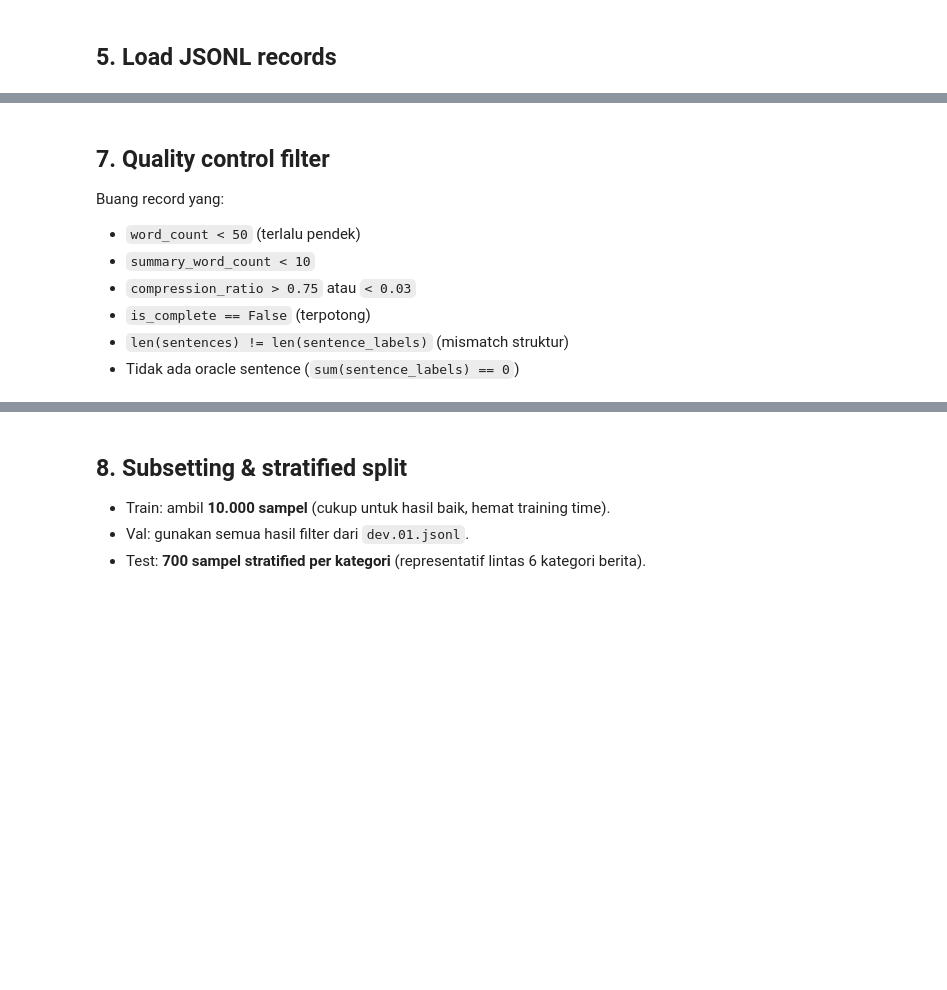
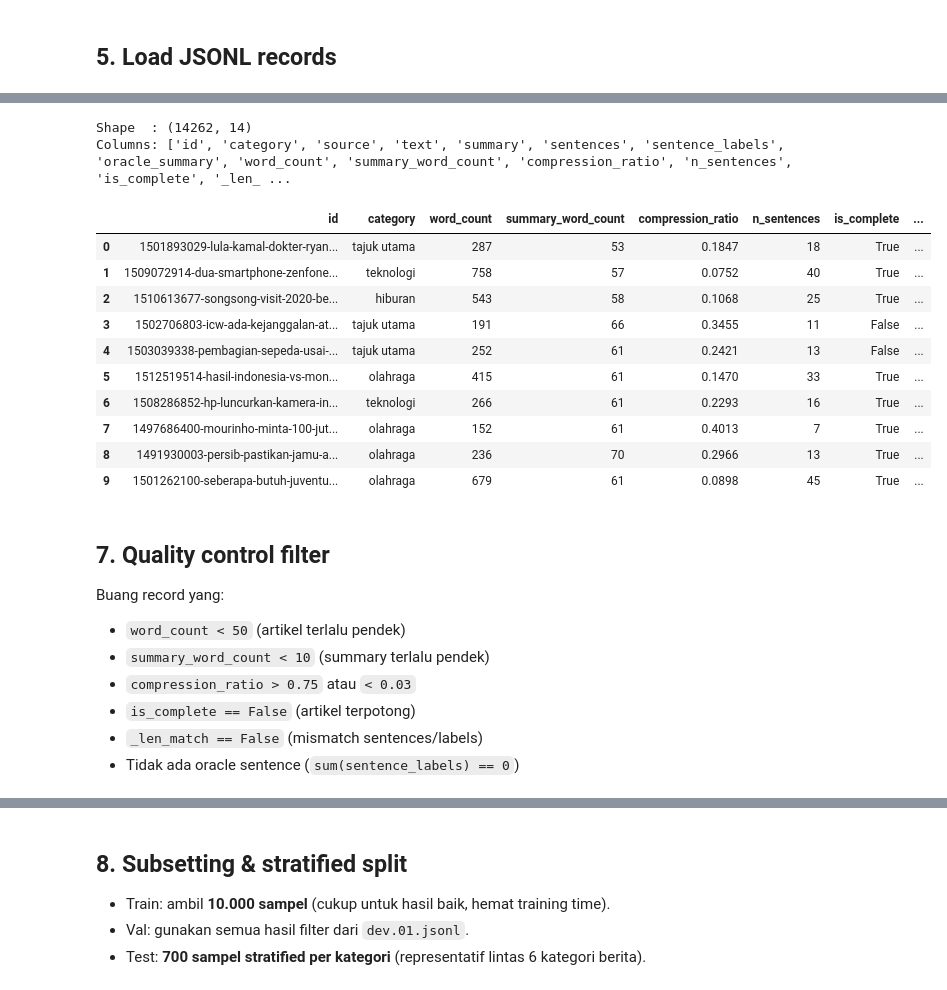
Before and after one commit to FadhRach/NLP-Project-Summarization, a Jupyter notebook: notebook/text_conversion.ipynb, the cells around one changed output, grey strips where cells are left out. Saved outputs shown, nothing was run; the diff lists cells and outputs as text; code cells hidden in the pictures; blank space fills up the shorter version.

```diff
--- a/notebook/text_conversion.ipynb
+++ b/notebook/text_conversion.ipynb
@@ -219,12 +269,36 @@ print(df_train_raw['category'].value_counts())
+# %%
+# Preview processed DataFrame — shape, column types, and first 10 rows
+print(f"Shape  : {df_train_raw.shape}")
+print(f"Columns: {list(df_train_raw.columns)}\n")
+
+display_cols = [
+    "id", "category", "word_count", "summary_word_count",
+    "compression_ratio", "n_sentences", "is_complete", "_len_match",
+]
+df_train_raw[display_cols].head(10)
+# %% [output]
+Shape  : (14262, 14)
+Columns: ['id', 'category', 'source', 'text', 'summary', 'sentences', 'sentence_labels', 'oracle_summary', 'word_count', 'summary_word_count', 'compression_ratio', 'n_sentences', 'is_complete', '_len_ ...
+|  | id | category | word_count | summary_word_count | compression_ratio | n_sentences | is_complete | ... |
+| 0 | 1501893029-lula-kamal-dokter-ryan... | tajuk utama | 287 | 53 | 0.1847 | 18 | True | ... |
+| 1 | 1509072914-dua-smartphone-zenfone... | teknologi | 758 | 57 | 0.0752 | 40 | True | ... |
+| 2 | 1510613677-songsong-visit-2020-be... | hiburan | 543 | 58 | 0.1068 | 25 | True | ... |
+| 3 | 1502706803-icw-ada-kejanggalan-at... | tajuk utama | 191 | 66 | 0.3455 | 11 | False | ... |
+| 4 | 1503039338-pembagian-sepeda-usai-... | tajuk utama | 252 | 61 | 0.2421 | 13 | False | ... |
+| 5 | 1512519514-hasil-indonesia-vs-mon... | olahraga | 415 | 61 | 0.1470 | 33 | True | ... |
+| 6 | 1508286852-hp-luncurkan-kamera-in... | teknologi | 266 | 61 | 0.2293 | 16 | True | ... |
+| 7 | 1497686400-mourinho-minta-100-jut... | olahraga | 152 | 61 | 0.4013 | 7 | True | ... |
+| 8 | 1491930003-persib-pastikan-jamu-a... | olahraga | 236 | 70 | 0.2966 | 13 | True | ... |
+| 9 | 1501262100-seberapa-butuh-juventu... | olahraga | 679 | 61 | 0.0898 | 45 | True | ... |
 # %% [markdown]
 ## 7. Quality control filter
 
 Buang record yang:
-- `word_count < 50` (terlalu pendek)
-- `summary_word_count < 10`
+- `word_count < 50` (artikel terlalu pendek)
+- `summary_word_count < 10` (summary terlalu pendek)
 - `compression_ratio > 0.75` atau `< 0.03`
-- `is_complete == False` (terpotong)
-- `len(sentences) != len(sentence_labels)` (mismatch struktur)
+- `is_complete == False` (artikel terpotong)
+- `_len_match == False` (mismatch sentences/labels)
 - Tidak ada oracle sentence (`sum(sentence_labels) == 0`)
 # %%
 def qc_filter(df: pd.DataFrame, name: str) -> pd.DataFrame:
```
Also changed, not shown: parts of 24 cells of this notebook, 6 other files.
